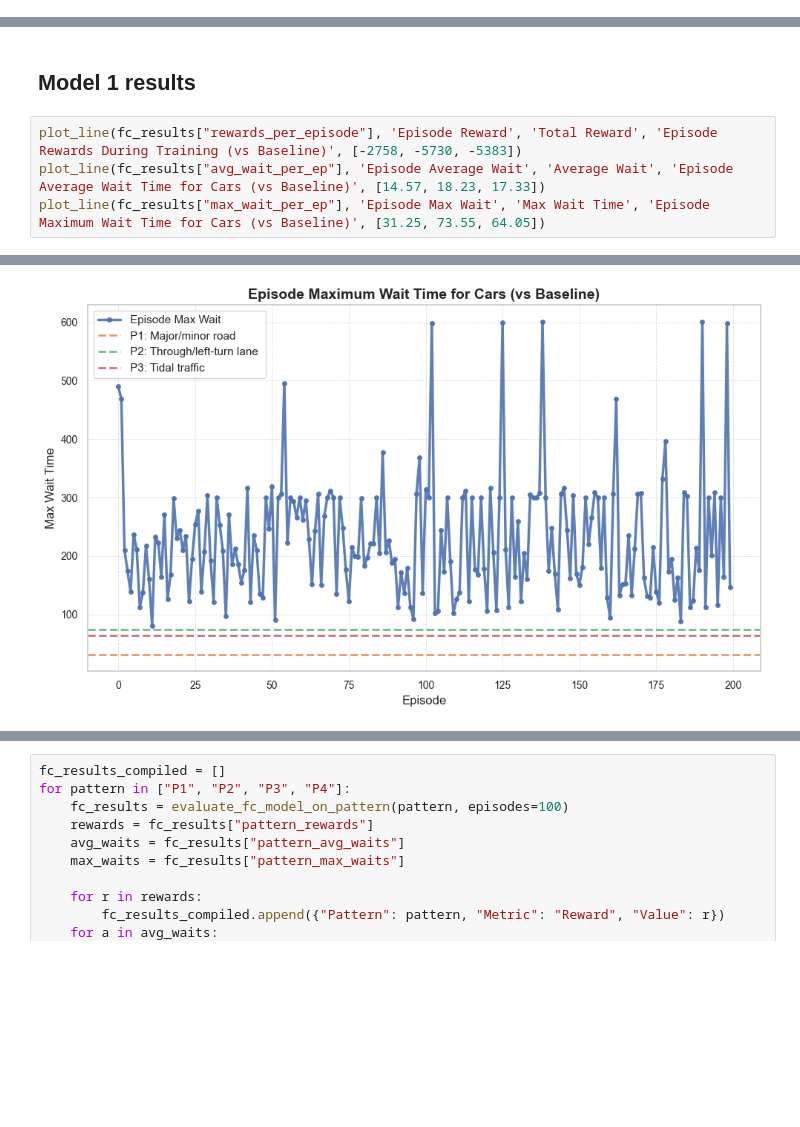
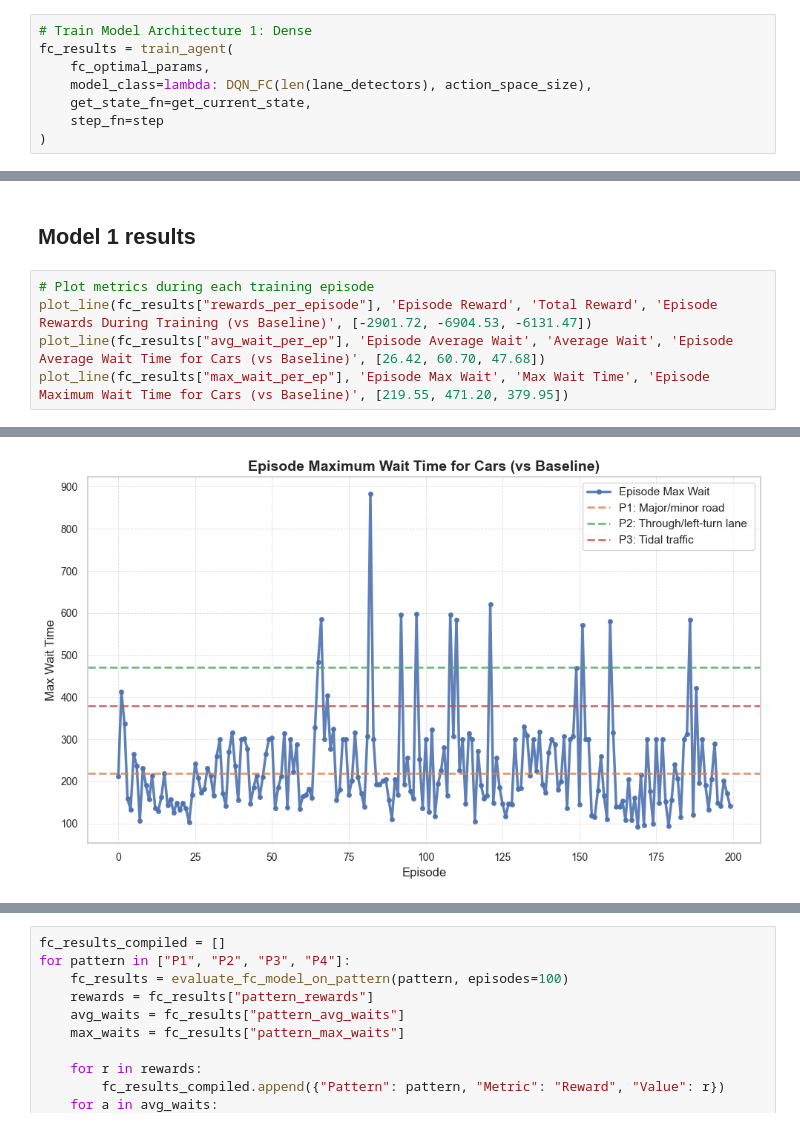
Before and after one commit to Alexyxwang/sumo_rl, a Jupyter notebook: submission_nb.ipynb, the cells around one changed output, grey strips where cells are left out. Saved outputs shown, nothing was run; the diff lists cells and outputs as text; blank space fills up the shorter version.

```diff
--- a/submission_nb.ipynb
+++ b/submission_nb.ipynb
@@ -388 +432,9 @@ fc_results = train_fc_agent(fc_optimal_params, episodes=200)
+# %%
+# Train Model Architecture 1: Dense
+fc_results = train_agent(
+    fc_optimal_params,
+    model_class=lambda: DQN_FC(len(lane_detectors), action_space_size),
+    get_state_fn=get_current_state,
+    step_fn=step
+)
 # %%
@@ -662,7 +619,8 @@ Pattern P2:
 # %% [markdown]
 ## **Model 1 results**
 # %%
-plot_line(fc_results["rewards_per_episode"], 'Episode Reward', 'Total Reward', 'Episode Rewards During Training (vs Baseline)', [-2758, -5730, -5383])
-plot_line(fc_results["avg_wait_per_ep"], 'Episode Average Wait', 'Average Wait', 'Episode Average Wait Time for Cars (vs Baseline)', [14.57, 18.23, 17.33])
-plot_line(fc_results["max_wait_per_ep"], 'Episode Max Wait', 'Max Wait Time', 'Episode Maximum Wait Time for Cars (vs Baseline)', [31.25, 73.55, 64.05])
+# Plot metrics during each training episode
+plot_line(fc_results["rewards_per_episode"], 'Episode Reward', 'Total Reward', 'Episode Rewards During Training (vs Baseline)', [-2901.72, -6904.53, -6131.47])
+plot_line(fc_results["avg_wait_per_ep"], 'Episode Average Wait', 'Average Wait', 'Episode Average Wait Time for Cars (vs Baseline)', [26.42, 60.70, 47.68])
+plot_line(fc_results["max_wait_per_ep"], 'Episode Max Wait', 'Max Wait Time', 'Episode Maximum Wait Time for Cars (vs Baseline)', [219.55, 471.20, 379.95])
 # %% [output]
@@ -671,4 +629,4 @@ plot_line(fc_results["max_wait_per_ep"], 'Episode Max Wait', 'Max Wait Time', 'E
-[figure, old version]
+[figure, new version]
 # %%
 print("### Fully Connected Q-Network Results ###")
 for pattern in ["P1", "P2", "P3"]:
```
Also changed, not shown: parts of 24 cells of this notebook, 32 other files.
